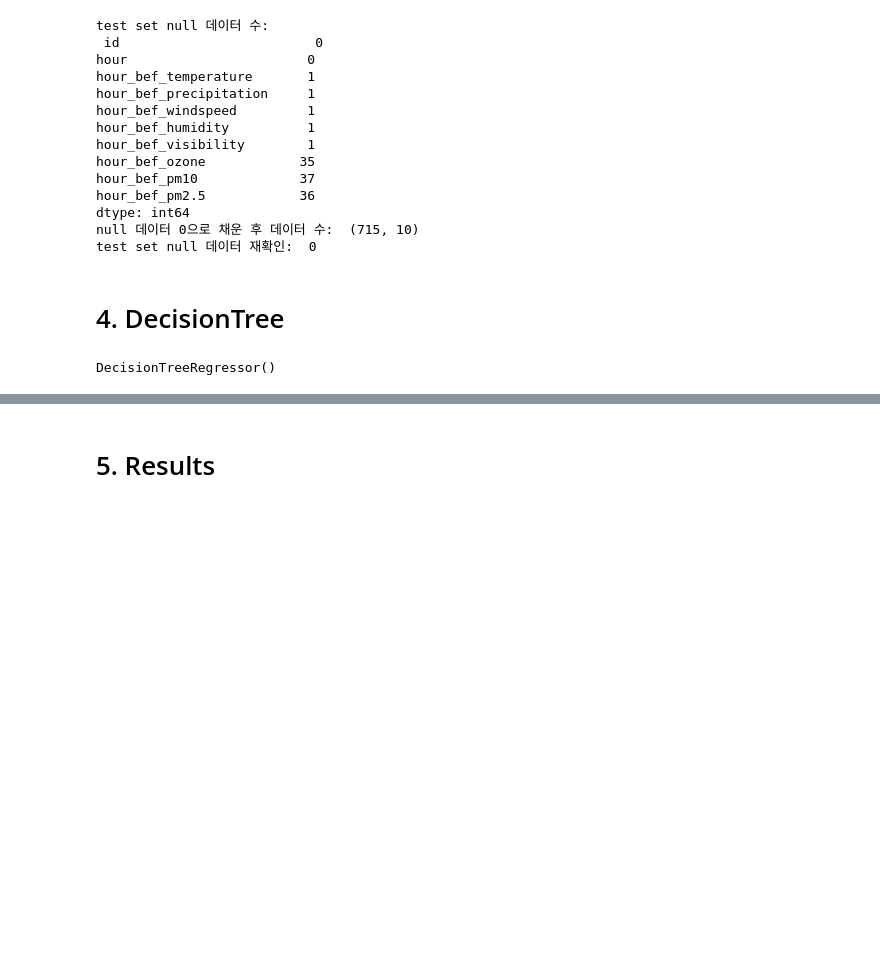
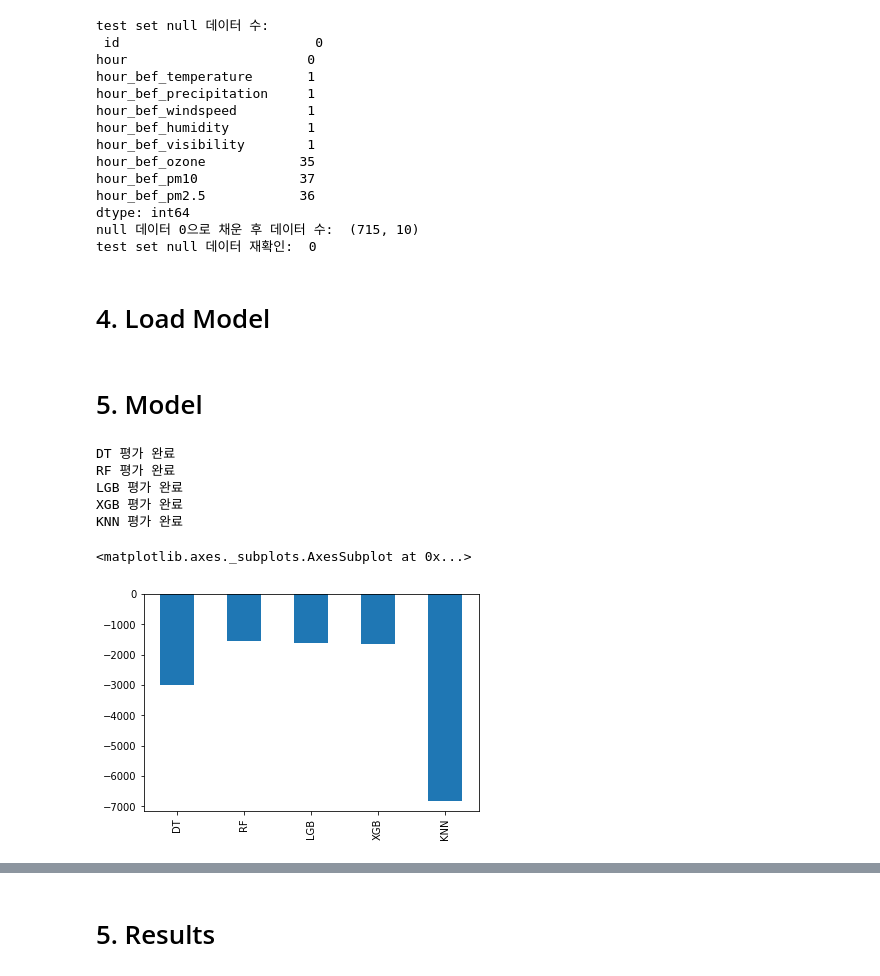
Before and after one commit to Bo2mimi/Dacon, a Jupyter notebook: LV1_따릉이_데이터_예측.ipynb, the cells around one changed output, grey strips where cells are left out. Saved outputs shown, nothing was run; the diff lists cells and outputs as text; code cells hidden in the pictures; blank space fills up the shorter version.

```diff
--- a/LV1_따릉이_데이터_예측.ipynb
+++ b/LV1_따릉이_데이터_예측.ipynb
@@ -108,13 +113,46 @@ dtype: int64
 null 데이터 0으로 채운 후 데이터 수:  (715, 10)
 test set null 데이터 재확인:  0
 # %% [markdown]
-# 4. DecisionTree
+# 4. Load Model
+# %%
+from sklearn.tree import DecisionTreeRegressor
+from sklearn.ensemble import RandomForestRegressor
+import lightgbm as lgb
+import xgboost as xgb
+from sklearn.neighbors import KNeighborsRegressor
+
+model_dict = {'DT':DecisionTreeRegressor(),
+             'RF':RandomForestRegressor(),
+             'LGB':lgb.LGBMRegressor(),
+             'XGB':xgb.XGBRegressor(),
+             'KNN':KNeighborsRegressor()}
+# %% [markdown]
+# 5. Model
 # %%
+k_fold = KFold(n_splits=5, shuffle= True, random_state=10)
 X_train = train.drop(['count'], axis=1)
 Y_train = train['count']
-model = DecisionTreeRegressor()
-model.fit(X_train, Y_train)
-# %% [output]
-DecisionTreeRegressor()
+# %%
+from sklearn.model_selection import cross_val_score
+score = {}
+
+for model_name in model_dict.keys():
+
+    model = model_dict[model_name]
+
+    score[model_name] = np.mean(cross_val_score(model, X_train, Y_train, scoring = 'neg_mean_squared_error', n_jobs = -1, cv = k_fold))
+
+    print(f'{model_name} 평가 완료')
+# %% [output]
+DT 평가 완료
+RF 평가 완료
+LGB 평가 완료
+XGB 평가 완료
+KNN 평가 완료
+# %%
+pd.Series(score).plot(kind = 'bar')
+# %% [output]
+<matplotlib.axes._subplots.AxesSubplot at 0x...>
+[figure, added]
 # %%
 pred = model.predict(test)
```
Also changed, not shown: parts of 5 cells of this notebook.
